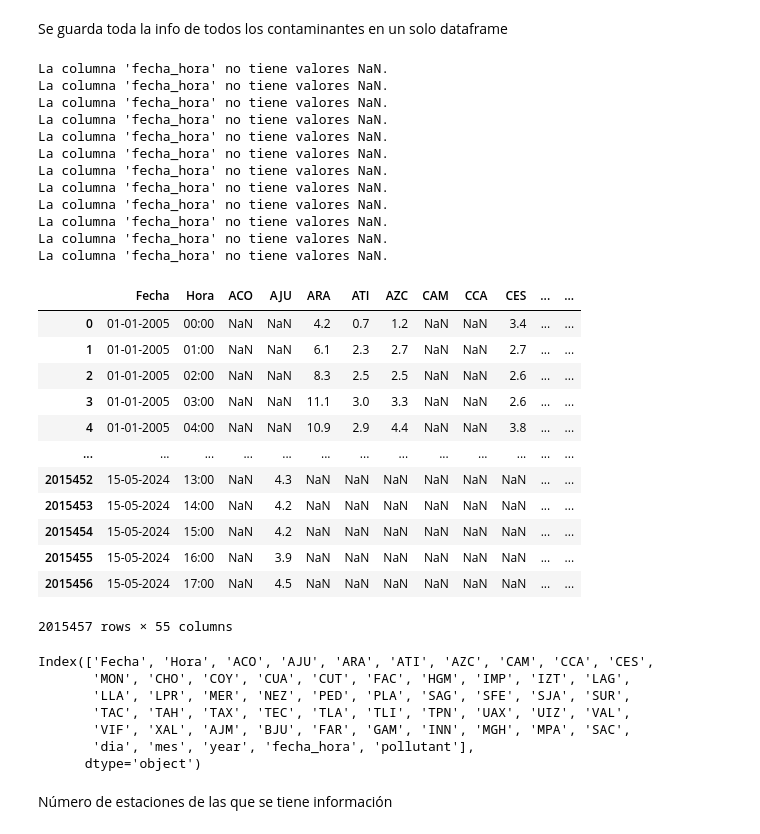
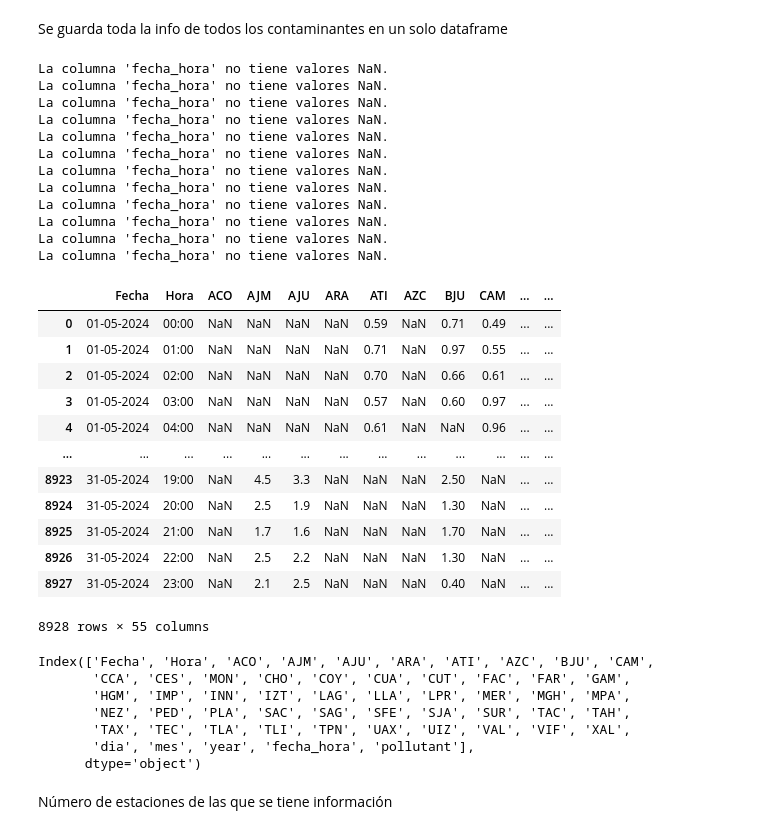
Before and after one commit to vlegaria/air_pollution, a Jupyter notebook: preprocessing_airpollution_data/correccion_archivos_aireSalud.ipynb, the cells around one changed output. Drawn from its saved outputs; the diff is of its cells as text; code cells hidden in the pictures.

Commit message:
actualizacion_datos

```diff
--- a/preprocessing_airpollution_data/correccion_archivos_aireSalud.ipynb
+++ b/preprocessing_airpollution_data/correccion_archivos_aireSalud.ipynb
@@ -20,8 +21,8 @@ for pollutant in pollutants:
     pollutant_path = os.path.join(dir, pollutant)
     print(pollutant_path)
     os.makedirs(pollutant_path)
-    year = 2005
-    for y in range(20):
+    year = 2024
+    for y in range(1):
         year_path = os.path.join(pollutant_path, str(year+y))
         os.makedirs(year_path)
         print(year, year_path, y)
@@ -63,8 +82,8 @@ def delete_rows(dir, new_dir, file_path):
 # %% [markdown]
 Se cambia el nombre de todos los archivos descargados (todos dicen Promedio_contaminanteX), por el nombre del contaminante_el mes_año
 # %%
-#dir = "datos_Modificados/"
-dir = "Datos Aire y Salud/"
+dir = "datos_Modificados/"
+#dir = "Datos Aire y Salud/"
 new_dir = "datos_Modificados/"
 
 
@@ -216,7 +235,7 @@ Se guarda toda la info de todos los contaminantes en un solo dataframe
 # %%
 dir = "Archivos_contaminantes_juntas"
 dir2 = "Archivos_contaminantes_juntas2"
-final_filename = "data_15May_2024_all_stations.csv"
+final_filename = "data_31May_2024_all_stations.csv"
 if not os.path.exists(dir2):
     os.makedirs(dir2)
 
@@ -247,54 +266,56 @@ for file_name in files:
 
     # Mostrar el resultado
     if tiene_nan:
         print(f"La columna '{columna_especifica}' tiene valores NaN.")
     else:
         print(f"La columna '{columna_especifica}' no tiene valores NaN.")
 
     file_dir2 = os.path.join(dir2, file_name)
     df.to_csv(file_dir2, index=False)
     dataframes.append(df)
 df_final = pd.concat(dataframes, ignore_index=False, sort=False)
 df_final.to_csv(final_filename, index=False)
 df = pd.read_csv(final_filename)
 del df["LVI"]
 del df["SS1"]
+if ["Unnamed: 0"] in df.keys():
+    del df["Unnamed: 0"]
 df.to_csv(final_filename , index=False)
 df
 # %% [output]
 La columna 'fecha_hora' no tiene valores NaN.
 La columna 'fecha_hora' no tiene valores NaN.
 La columna 'fecha_hora' no tiene valores NaN.
 La columna 'fecha_hora' no tiene valores NaN.
 La columna 'fecha_hora' no tiene valores NaN.
 La columna 'fecha_hora' no tiene valores NaN.
 La columna 'fecha_hora' no tiene valores NaN.
 La columna 'fecha_hora' no tiene valores NaN.
 La columna 'fecha_hora' no tiene valores NaN.
 La columna 'fecha_hora' no tiene valores NaN.
 La columna 'fecha_hora' no tiene valores NaN.
 La columna 'fecha_hora' no tiene valores NaN.
-|  | Fecha | Hora | ACO | AJU | ARA | ATI | AZC | CAM | CCA | CES | ... | ... |
-| 0 | 01-01-2005 | 00:00 | NaN | NaN | 4.2 | 0.7 | 1.2 | NaN | NaN | 3.4 | ... | ... |
-| 1 | 01-01-2005 | 01:00 | NaN | NaN | 6.1 | 2.3 | 2.7 | NaN | NaN | 2.7 | ... | ... |
-| 2 | 01-01-2005 | 02:00 | NaN | NaN | 8.3 | 2.5 | 2.5 | NaN | NaN | 2.6 | ... | ... |
-| 3 | 01-01-2005 | 03:00 | NaN | NaN | 11.1 | 3.0 | 3.3 | NaN | NaN | 2.6 | ... | ... |
-| 4 | 01-01-2005 | 04:00 | NaN | NaN | 10.9 | 2.9 | 4.4 | NaN | NaN | 3.8 | ... | ... |
+|  | Fecha | Hora | ACO | AJM | AJU | ARA | ATI | AZC | BJU | CAM | ... | ... |
+| 0 | 01-05-2024 | 00:00 | NaN | NaN | NaN | NaN | 0.59 | NaN | 0.71 | 0.49 | ... | ... |
+| 1 | 01-05-2024 | 01:00 | NaN | NaN | NaN | NaN | 0.71 | NaN | 0.97 | 0.55 | ... | ... |
+| 2 | 01-05-2024 | 02:00 | NaN | NaN | NaN | NaN | 0.70 | NaN | 0.66 | 0.61 | ... | ... |
+| 3 | 01-05-2024 | 03:00 | NaN | NaN | NaN | NaN | 0.57 | NaN | 0.60 | 0.97 | ... | ... |
+| 4 | 01-05-2024 | 04:00 | NaN | NaN | NaN | NaN | 0.61 | NaN | NaN | 0.96 | ... | ... |
 | ... | ... | ... | ... | ... | ... | ... | ... | ... | ... | ... | ... | ... |
-| 2015452 | 15-05-2024 | 13:00 | NaN | 4.3 | NaN | NaN | NaN | NaN | NaN | NaN | ... | ... |
-| 2015453 | 15-05-2024 | 14:00 | NaN | 4.2 | NaN | NaN | NaN | NaN | NaN | NaN | ... | ... |
-| 2015454 | 15-05-2024 | 15:00 | NaN | 4.2 | NaN | NaN | NaN | NaN | NaN | NaN | ... | ... |
-| 2015455 | 15-05-2024 | 16:00 | NaN | 3.9 | NaN | NaN | NaN | NaN | NaN | NaN | ... | ... |
-| 2015456 | 15-05-2024 | 17:00 | NaN | 4.5 | NaN | NaN | NaN | NaN | NaN | NaN | ... | ... |
+| 8923 | 31-05-2024 | 19:00 | NaN | 4.5 | 3.3 | NaN | NaN | NaN | 2.50 | NaN | ... | ... |
+| 8924 | 31-05-2024 | 20:00 | NaN | 2.5 | 1.9 | NaN | NaN | NaN | 1.30 | NaN | ... | ... |
+| 8925 | 31-05-2024 | 21:00 | NaN | 1.7 | 1.6 | NaN | NaN | NaN | 1.70 | NaN | ... | ... |
+| 8926 | 31-05-2024 | 22:00 | NaN | 2.5 | 2.2 | NaN | NaN | NaN | 1.30 | NaN | ... | ... |
+| 8927 | 31-05-2024 | 23:00 | NaN | 2.1 | 2.5 | NaN | NaN | NaN | 0.40 | NaN | ... | ... |
-2015457 rows × 55 columns
+8928 rows × 55 columns
 # %%
 df.keys()
 # %% [output]
-Index(['Fecha', 'Hora', 'ACO', 'AJU', 'ARA', 'ATI', 'AZC', 'CAM', 'CCA', 'CES',
-       'MON', 'CHO', 'COY', 'CUA', 'CUT', 'FAC', 'HGM', 'IMP', 'IZT', 'LAG',
-       'LLA', 'LPR', 'MER', 'NEZ', 'PED', 'PLA', 'SAG', 'SFE', 'SJA', 'SUR',
-       'TAC', 'TAH', 'TAX', 'TEC', 'TLA', 'TLI', 'TPN', 'UAX', 'UIZ', 'VAL',
-       'VIF', 'XAL', 'AJM', 'BJU', 'FAR', 'GAM', 'INN', 'MGH', 'MPA', 'SAC',
+Index(['Fecha', 'Hora', 'ACO', 'AJM', 'AJU', 'ARA', 'ATI', 'AZC', 'BJU', 'CAM',
+       'CCA', 'CES', 'MON', 'CHO', 'COY', 'CUA', 'CUT', 'FAC', 'FAR', 'GAM',
+       'HGM', 'IMP', 'INN', 'IZT', 'LAG', 'LLA', 'LPR', 'MER', 'MGH', 'MPA',
+       'NEZ', 'PED', 'PLA', 'SAC', 'SAG', 'SFE', 'SJA', 'SUR', 'TAC', 'TAH',
+       'TAX', 'TEC', 'TLA', 'TLI', 'TPN', 'UAX', 'UIZ', 'VAL', 'VIF', 'XAL',
        'dia', 'mes', 'year', 'fecha_hora', 'pollutant'],
       dtype='object')
 # %% [markdown]
```
Also changed, not shown: parts of 18 cells of this notebook, 6 other files.
